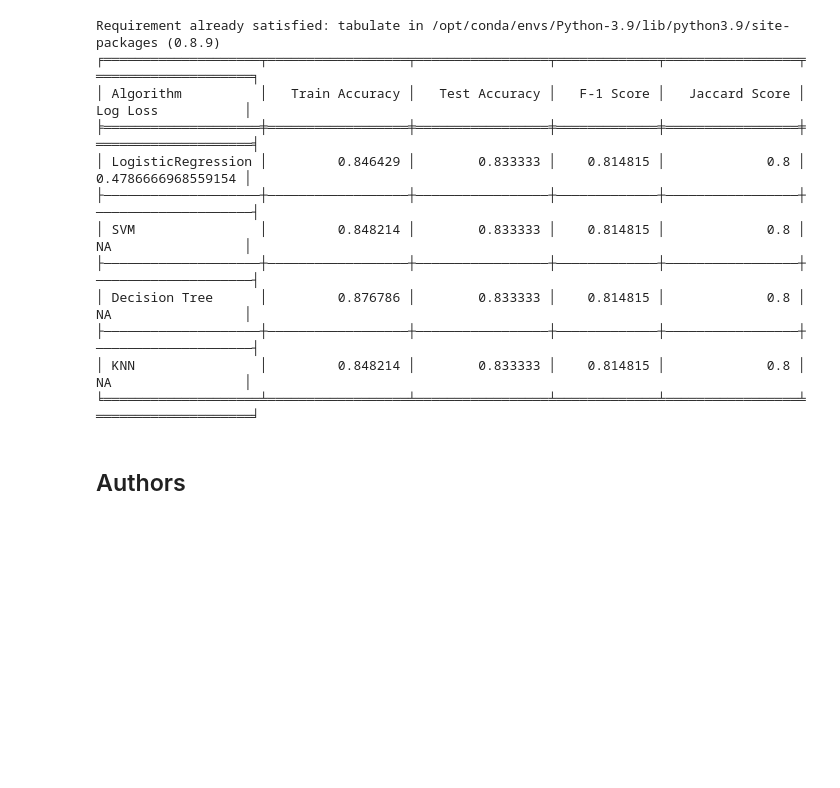
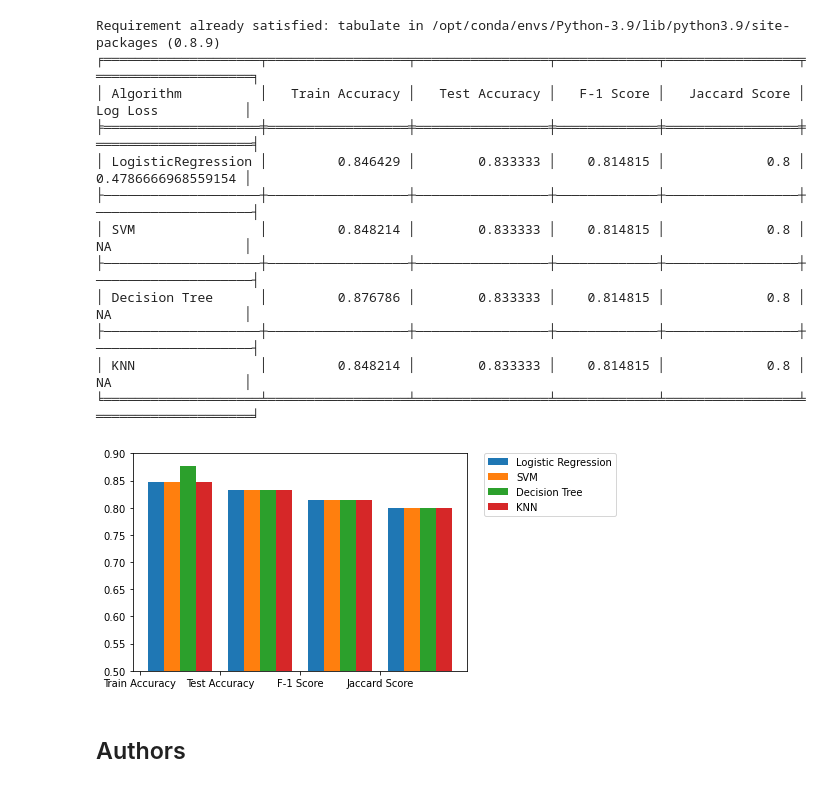
Before and after one commit to BrigitteW/ibm_final, a Jupyter notebook: Machine Learning Prediction.ipynb, the cells around one changed output. Drawn from its saved outputs; the diff is of its cells as text; code cells hidden in the pictures; blank space fills up the shorter version.

```diff
--- a/Machine Learning Prediction.ipynb
+++ b/Machine Learning Prediction.ipynb
@@ -446,6 +446,44 @@ Requirement already satisfied: tabulate in /opt/conda/envs/Python-3.9/lib/python
 ├────────────────────┼──────────────────┼─────────────────┼─────────────┼─────────────────┼────────────────────┤
 │ KNN                │         0.848214 │        0.833333 │    0.814815 │             0.8 │ NA                 │
 ╘════════════════════╧══════════════════╧═════════════════╧═════════════╧═════════════════╧════════════════════╛
+# %%
+# Import Library
+
+import numpy as np
+import matplotlib.pyplot as plt
+
+# Define Data
+
+score = ['Train Accuracy','Test Accuracy','F-1 Score', 'Jaccard Score']
+LogisticRegression = [0.846429, 0.833333, 0.814815, 0.8]
+SVM = [0.848214, 0.833333, 0.814815, 0.8]
+DecisionTree = [0.876786, 0.833333, 0.814815, 0.8]
+KNN = [0.848214, 0.833333, 0.814815, 0.8]
+
+x_axis = np.arange(len(score))
+
+plt.ylim(0.5, 0.9)
+
+# Multi bar Chart
+
+plt.bar(x_axis +0.20, LogisticRegression, width=0.2, label = 'Logistic Regression')
+plt.bar(x_axis +0.20*2, SVM, width=0.2, label = 'SVM')
+plt.bar(x_axis +0.20*3, DecisionTree, width=0.2, label = 'Decision Tree')
+plt.bar(x_axis +0.20*4, KNN, width=0.2, label = 'KNN')
+
+# Xticks
+
+plt.xticks(x_axis,score)
+
+# Add legend
+
+plt.legend(bbox_to_anchor=(1.05, 1), loc='upper left', borderaxespad=0)
+
+# Display
+
+plt.show()
+# %% [output]
+[figure, added]
 # %% [markdown]
 ## Authors
 # %% [markdown]
```
